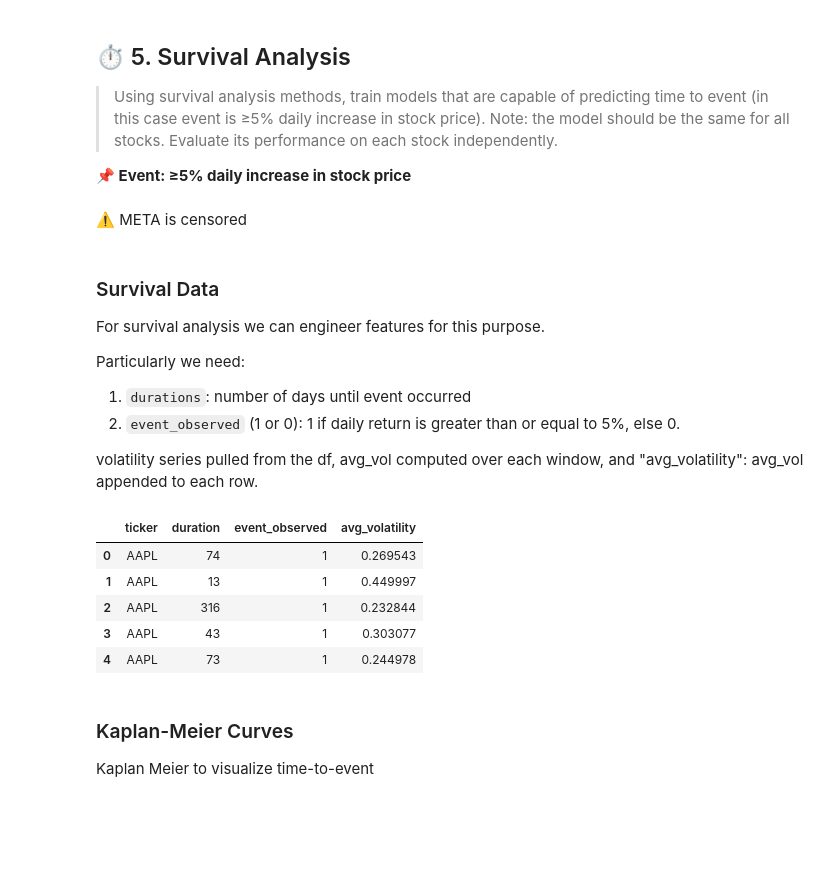
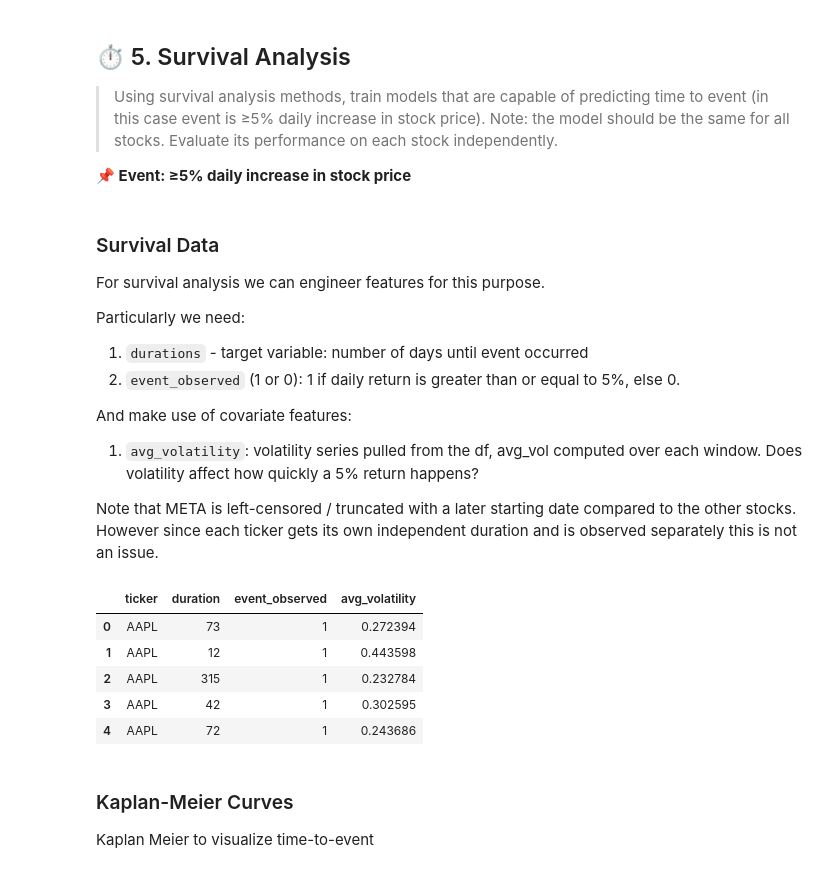
Before and after one commit to giddygarcia/stock-price-forecasting, a Jupyter notebook: StockPredictions.ipynb, the cells around one changed output. Saved outputs shown, nothing was run; the diff lists cells and outputs as text; code cells hidden in the pictures; blank space fills up the shorter version.

```diff
--- a/StockPredictions.ipynb
+++ b/StockPredictions.ipynb
@@ -1075,67 +1072,69 @@ Predicted close prices on March 23 are -0.30% and no more than -2.17% off.
 > Using survival analysis methods, train models that are capable of predicting time to event (in this case event is ≥5% daily increase in stock price). Note: the model should be the same for all stocks. Evaluate its performance on each stock independently.
 
 **📌 Event: ≥5% daily increase in stock price**
-# %% [markdown]
-⚠️ META is censored
 # %% [markdown]
 ### Survival Data
 
 For survival analysis we can engineer features for this purpose.
 
 Particularly we need:
-1. `durations`: number of days until event occurred
+1. `durations` - target variable: number of days until event occurred
 2. `event_observed` (1 or 0): 1 if daily return is greater than or equal to 5%, else 0.
 
-volatility series pulled from the df, avg_vol computed over each window, and "avg_volatility": avg_vol appended to each row.
+And make use of covariate features:
+1. `avg_volatility`: volatility series pulled from the df, avg_vol computed over each window. Does volatility affect how quickly a 5% return happens?
+
+Note that META is left-censored / truncated with a later starting date compared to the other stocks. However since each ticker gets its own independent duration and is observed separately this is not an issue.
 # %%
 rows = []
 
 for ticker in tickers:
     returns = df["Return"][ticker].dropna().reset_index(drop=True)
     volatility = df["Volatility"][ticker].dropna().reset_index(drop=True)
+
     # Event threshold in log-return terms: ln(1.05)
     # 5% return inversed from log space
     event = (returns >= np.log(1.05)).astype(int)
-    last_event_idx = -1
+    last_event_idx = 0
 
     for i in range(len(returns)):
         if event[i] == 1:
             duration = i - last_event_idx
-            avg_vol = volatility[max(0, last_event_idx) : i].mean()
+            avg_vol = volatility[last_event_idx : i + 1].mean()
 
             rows.append(
                 {
                     "ticker": ticker,
                     "duration": duration,
                     "event_observed": 1,
                     "avg_volatility": avg_vol,
                 }
             )
 
-            last_event_idx = i
+            last_event_idx = i + 1
 
-    if last_event_idx < len(returns) - 1:
-        duration = len(returns) - 1 - last_event_idx
+    if last_event_idx < len(returns):
+        duration = len(returns) - last_event_idx
         avg_vol = volatility[last_event_idx:].mean()
 
         rows.append(
             {
                 "ticker": ticker,
                 "duration": duration,
                 "event_observed": 0,
                 "avg_volatility": avg_vol,
             }
         )
 
 survival_df = pd.DataFrame(rows)
 survival_df.head()
 # %% [output]
 |  | ticker | duration | event_observed | avg_volatility |
-| 0 | AAPL | 74 | 1 | 0.269543 |
-| 1 | AAPL | 13 | 1 | 0.449997 |
-| 2 | AAPL | 316 | 1 | 0.232844 |
-| 3 | AAPL | 43 | 1 | 0.303077 |
-| 4 | AAPL | 73 | 1 | 0.244978 |
+| 0 | AAPL | 73 | 1 | 0.272394 |
+| 1 | AAPL | 12 | 1 | 0.443598 |
+| 2 | AAPL | 315 | 1 | 0.232784 |
+| 3 | AAPL | 42 | 1 | 0.302595 |
+| 4 | AAPL | 72 | 1 | 0.243686 |
 # %% [markdown]
 ### Kaplan-Meier Curves
 
```
Also changed, not shown: parts of 43 cells of this notebook, 1 other file.
